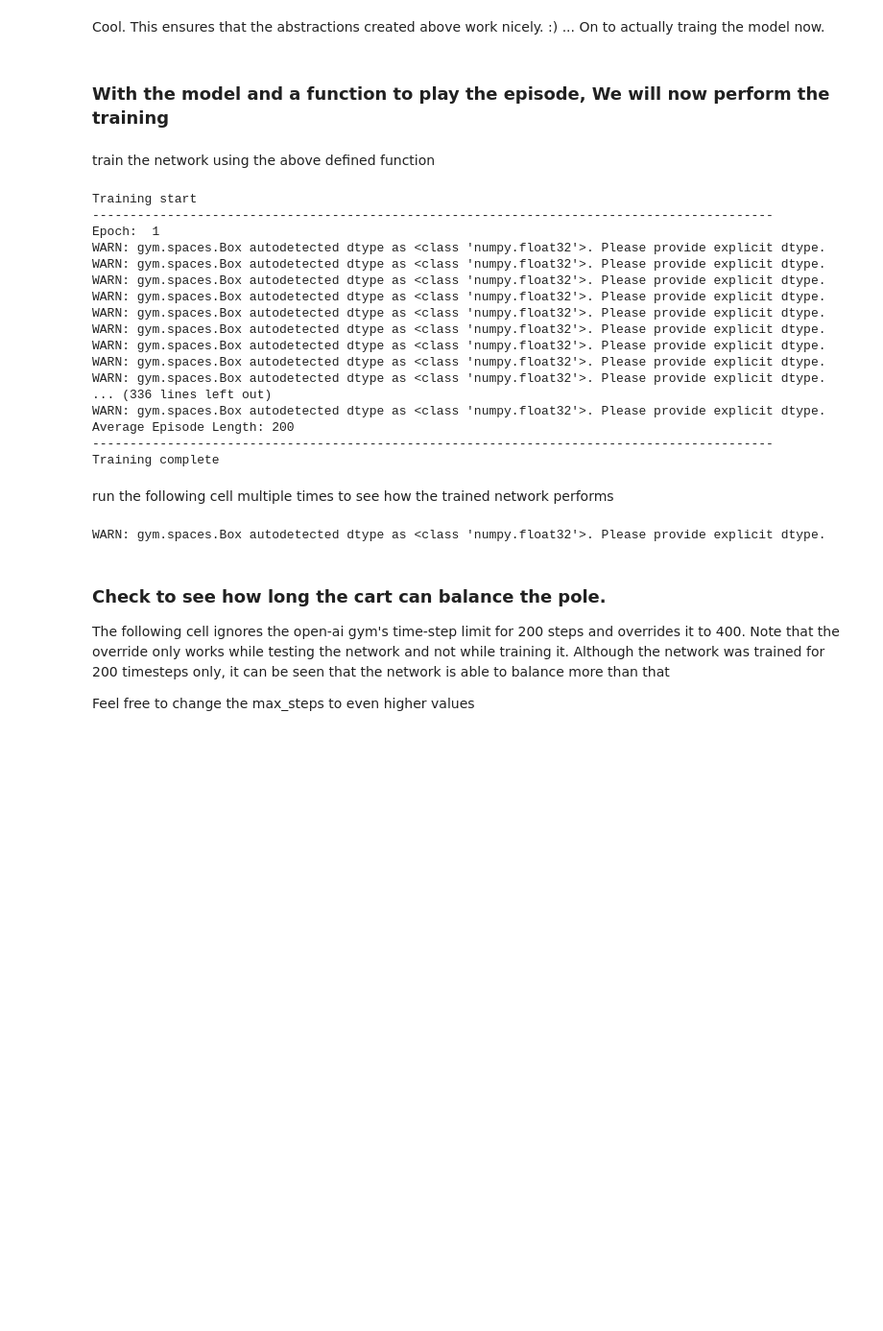
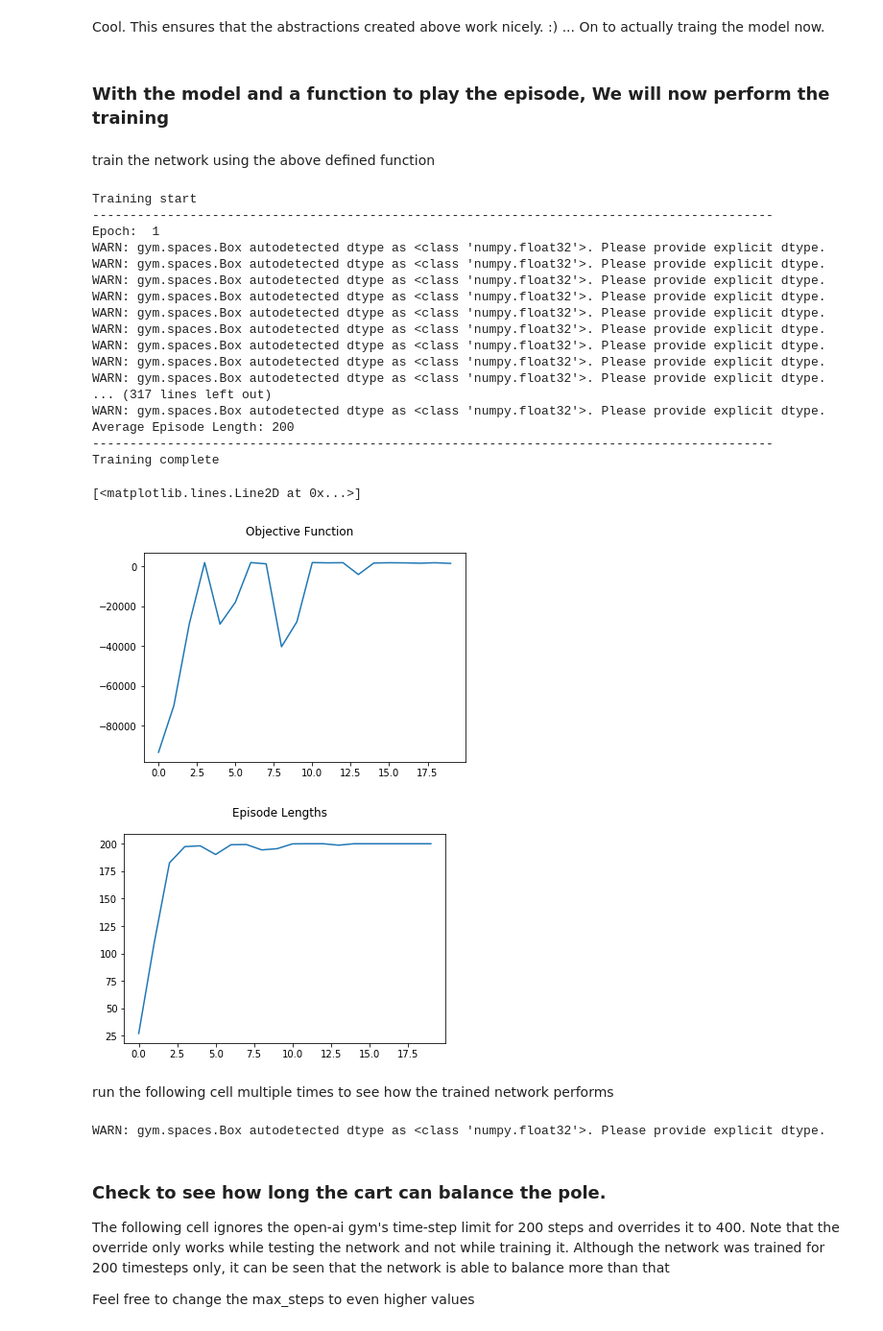
Before and after one commit to akanimax/deep-reinforcement-learning, a Jupyter notebook: deep_rl/cart_pole_v0/Neural_Network_Policy_Gradient.ipynb, the cells around one changed output. Shown at 96% size. Saved outputs shown, nothing was run; the diff lists cells and outputs as text; code cells hidden in the pictures; blank space fills up the shorter version.

Commit message:
hyperparameter tuning and plots added

```diff
--- a/deep_rl/cart_pole_v0/Neural_Network_Policy_Gradient.ipynb
+++ b/deep_rl/cart_pole_v0/Neural_Network_Policy_Gradient.ipynb
@@ -147,11 +148,11 @@ class Model:
 
             # define the loss for the graph
             with tf.name_scope("Loss"):
-                loss = tf.reduce_sum((g * -tf.log(tf.reduce_sum((predictions * y_one_hot), axis=-1) + eps)))
+                loss = -tf.reduce_sum((g * tf.log(tf.reduce_sum((predictions * y_one_hot), axis=-1) + eps)))
 
             # define the optimizer
             with tf.name_scope("Opimizer"):
-                optimizer = tf.train.AdamOptimizer(learning_rate=self.lr).minimize(loss)
+                optimizer = tf.train.AdagradOptimizer(learning_rate=self.lr).minimize(loss)
 
             # define the init op
             with tf.name_scope("Errands"):
@@ -161,7 +162,7 @@ class Model:
         return graph, x, y, g, predictions, loss, optimizer, init
 
 
-    def __init__(self, input_dim, num_classes, depth=1, hl_widths=[64], lr=0.03):
+    def __init__(self, input_dim, num_classes, depth=1, hl_widths=[64], lr=3e-3):
         """
             create a dense Neural Network model
             @args:
@@ -210,7 +211,7 @@ class Model:
         return pred
 
 
-    def fit(self, inp_obs, act_actions, returns, max_iter=300, convergence_thresh=1e-4, feed_back=True,
+    def fit(self, inp_obs, act_actions, returns, max_iter=300, convergence_thresh=1e-12, feed_back=True,
            feedback_factor=5):
         """
             fit the model on the givne data (input, action, return)
@@ -238,12 +239,13 @@ class Model:
 
         # print a message for training complete
         print("fit complete")
+        return cur_loss
 # %% [markdown]
 ### Let's test the above defined abstractions.
 # %% [markdown]
 The model creates the neural network and has a very easy to use api => (fit and predict). Let's create a default model
 # %%
-model = Model(4, 2)  # 4 = num_of_inputs, 2 = num_actions
+model = Model(4, 2, depth=2, hl_widths=[32, 32])  # 4 = num_of_inputs, 2 = num_actions
 # %% [markdown]
 Let's play an episode using this model (policy)
 # %%
@@ -276,6 +278,10 @@ def train_network(policy_network, episodes_per_learn=10, epochs_per_learn=5000,
     """
     print("Training start")
     print("-------------------------------------------------------------------------------------------")
+
+    losses = []
+    avg_episode_lengths = []
+
     for epoch in range(no_of_epochs):
         # generate data by playing episodes
         print("Epoch: ", epoch + 1)
@@ -288,20 +294,24 @@ def train_network(policy_network, episodes_per_learn=10, epochs_per_learn=5000,
         x = np.concatenate(x); y = np.concatenate(y); g = np.concatenate(g)
 
         # perform training on this data
-        policy_network.fit(x, y, g, max_iter=epochs_per_learn)
+        loss = policy_network.fit(x, y, g, max_iter=epochs_per_learn)
 
         if (epoch + 1) % feedback_chk == 0 or epoch == 0:
             # play an episode with render on
             play_one_cart_pole_episode(policy_network, render=True)
 
+        losses.append(loss)
+        avg_episode_lengths.append(np.mean(ep_lens))
+
         print("Average Episode Length: %d" %np.mean(ep_lens))
     print("-------------------------------------------------------------------------------------------")
     print("Training complete")
+
+    return losses, avg_episode_lengths
 # %% [markdown]
 train the network using the above defined function
 # %%
-train_network(model, episodes_per_learn=10, no_of_epochs=20,
-              feedback_chk=5)
+losses, avg_episode_lengths = train_network(model, episodes_per_learn=10, no_of_epochs=20, feedback_chk=5)
 # %% [output]
 Training start
 -------------------------------------------------------------------------------------------
@@ -315,11 +325,22 @@ WARN: gym.spaces.Box autodetected dtype as <class 'numpy.float32'>. Please provi
 WARN: gym.spaces.Box autodetected dtype as <class 'numpy.float32'>. Please provide explicit dtype.
 WARN: gym.spaces.Box autodetected dtype as <class 'numpy.float32'>. Please provide explicit dtype.
 WARN: gym.spaces.Box autodetected dtype as <class 'numpy.float32'>. Please provide explicit dtype.
-... (336 lines left out)
+... (317 lines left out)
 WARN: gym.spaces.Box autodetected dtype as <class 'numpy.float32'>. Please provide explicit dtype.
 Average Episode Length: 200
 -------------------------------------------------------------------------------------------
 Training complete
+# %%
+# plot the losses and the avg episode lengths
+plt.figure().suptitle("Objective Function")
+plt.plot(losses)
+
+plt.figure().suptitle("Episode Lengths")
+plt.plot(avg_episode_lengths)
+# %% [output]
+[<matplotlib.lines.Line2D at 0x...>]
+[figure, added]
+[figure, added]
 # %% [markdown]
 run the following cell multiple times to see how the trained network performs
 # %%
```
Also changed, not shown: parts of 4 cells of this notebook.
